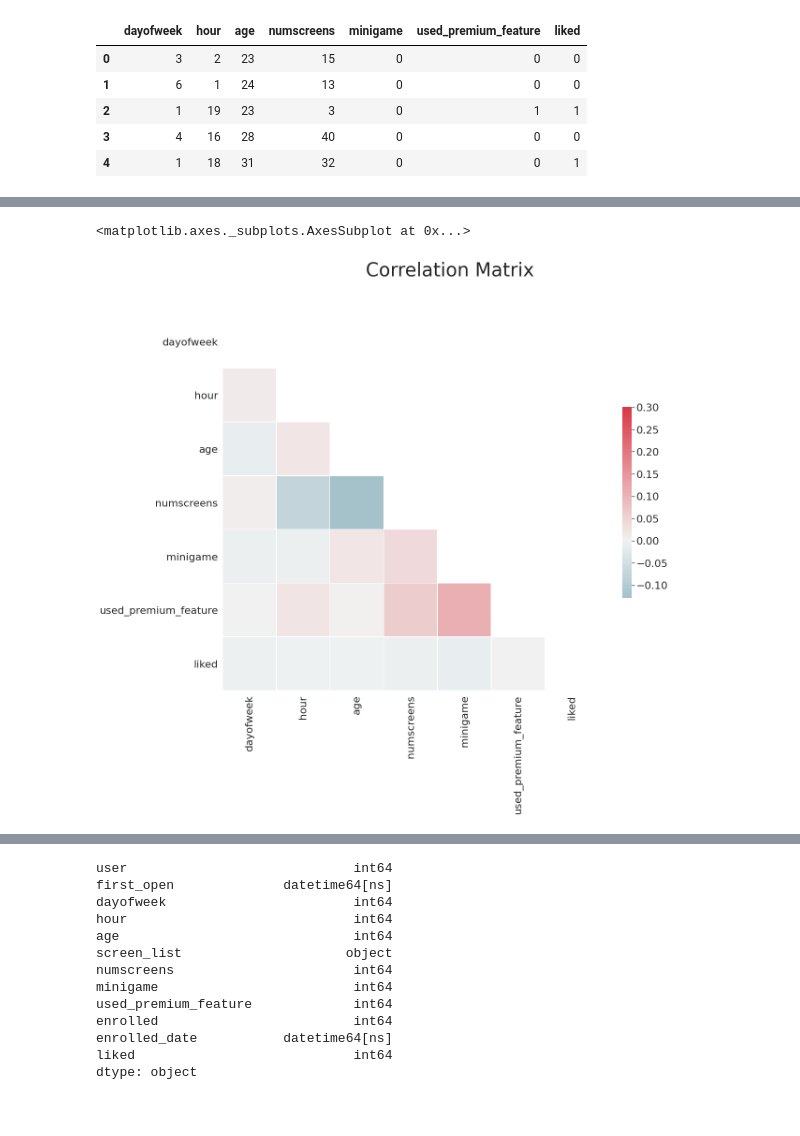
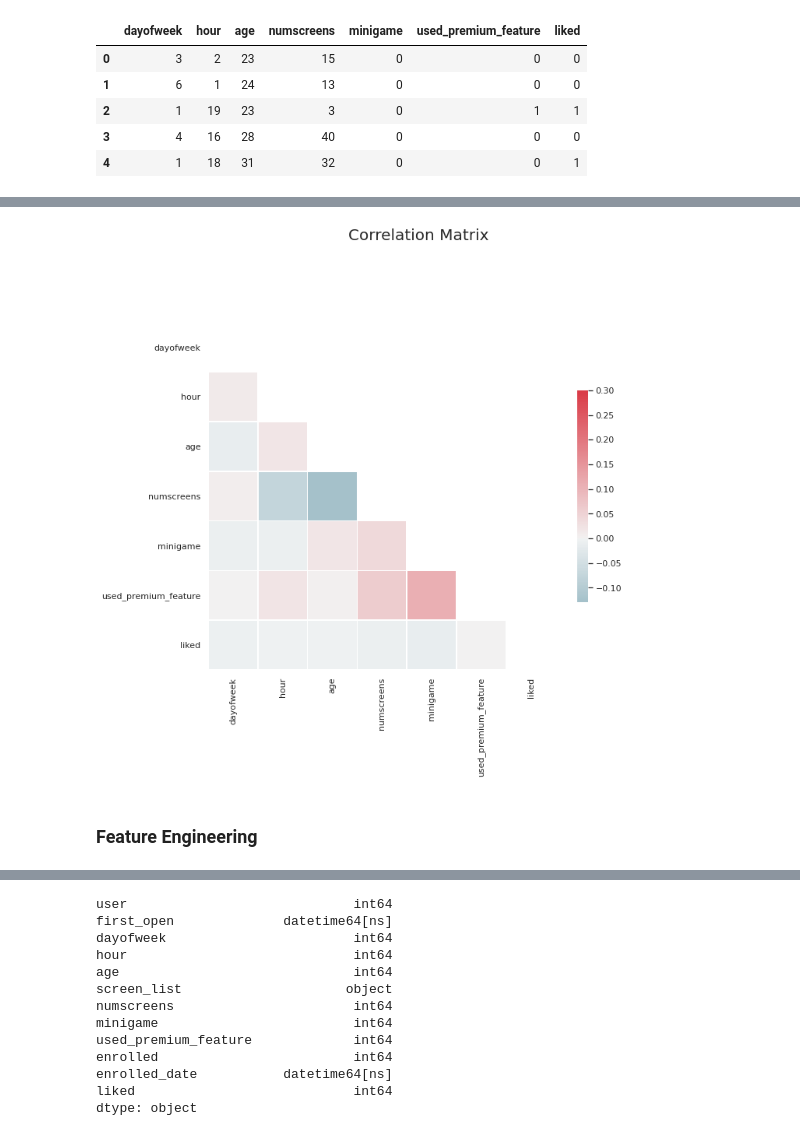
Before and after one commit to jha-vineet69/Customer-Subscription-Conversion, a Jupyter notebook: Conversion_Analysis.ipynb, the cells around one changed output, grey strips where cells are left out. Saved outputs shown, nothing was run; the diff lists cells and outputs as text; code cells hidden in the pictures.

```diff
--- a/Conversion_Analysis.ipynb
+++ b/Conversion_Analysis.ipynb
@@ -115,25 +119,26 @@ dataset2.corrwith(dataset.enrolled).plot.bar(figsize=(20,10),
 [figure]
 # %%
 ## Correlation Matrix
-sn.set(style="white", font_scale=2)
+sns.set(style="white", font_scale=1)
 
 # Compute the correlation matrix
 corr = dataset2.corr()
 
 # Generate a mask for the upper triangle
 mask = np.zeros_like(corr, dtype=np.bool)
 mask[np.triu_indices_from(mask)] = True
 
 # Set up the matplotlib figure
-f, ax = plt.subplots(figsize=(18, 15))
-f.suptitle("Correlation Matrix", fontsize = 40)
+f, ax = plt.subplots(figsize=(10, 10))
+f.suptitle("Correlation Matrix", fontsize = 20)
 
 # Generate a custom diverging colormap
-cmap = sn.diverging_palette(220, 10, as_cmap=True)
+cmap = sns.diverging_palette(220, 10, as_cmap=True)
 
 # Draw the heatmap with the mask and correct aspect ratio
-sn.heatmap(corr, mask=mask, cmap=cmap, vmax=.3, center=0,
-            square=True, linewidths=.5, cbar_kws={"shrink": .5})
+sns.heatmap(corr, mask=mask, cmap=cmap, vmax=.3, center=0,
+            square=True, linewidths=.5, cbar_kws={"shrink": .5});
 # %% [output]
-<matplotlib.axes._subplots.AxesSubplot at 0x...>
-[figure, old version]
+[figure, new version]
+# %% [markdown]
+### Feature Engineering
```
Also changed, not shown: parts of 31 cells of this notebook.
